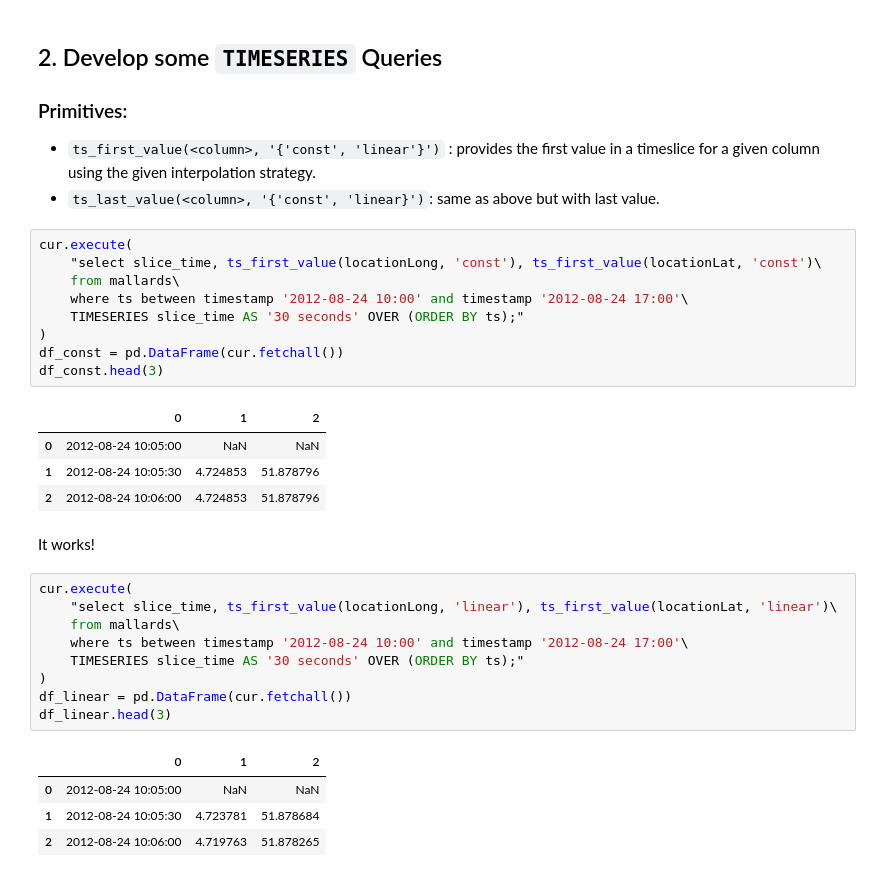
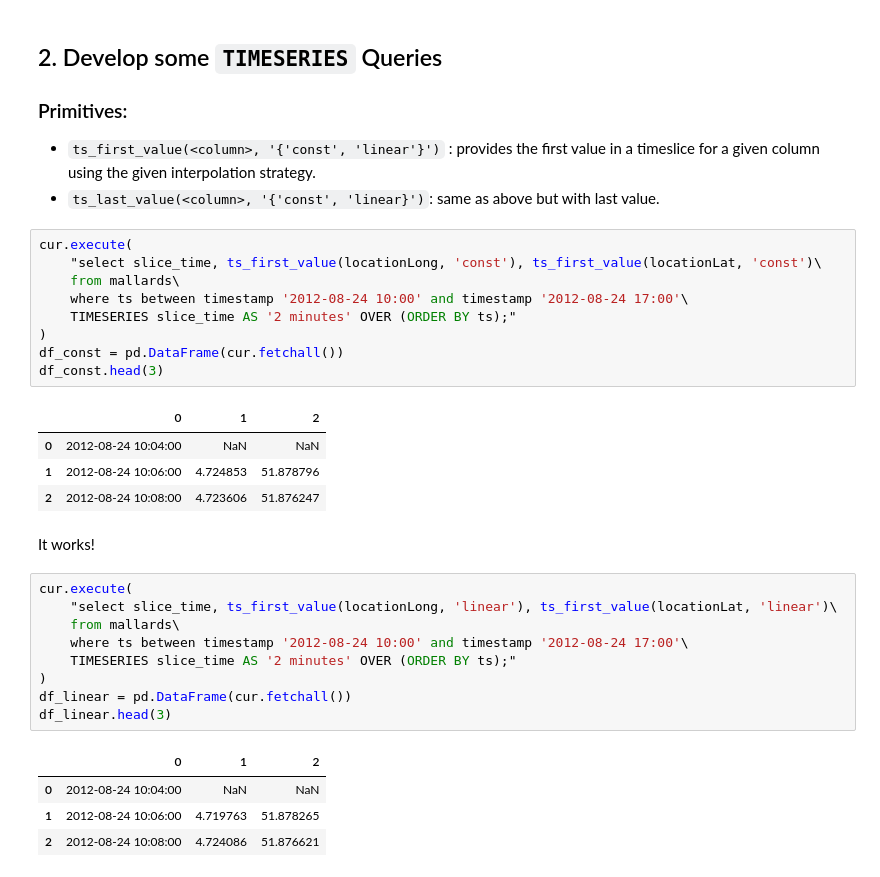
Before and after one commit to mbalazin/cse599c-17sp-tutorials, a Jupyter notebook: vertica/timeseries_demo/timeseries_demo.ipynb, the cells around one changed output. Drawn from its saved outputs; the diff is of its cells as text.

```diff
--- a/vertica/timeseries_demo/timeseries_demo.ipynb
+++ b/vertica/timeseries_demo/timeseries_demo.ipynb
@@ -81,28 +81,28 @@ cur.execute(
     "select slice_time, ts_first_value(locationLong, 'const'), ts_first_value(locationLat, 'const')\
     from mallards\
     where ts between timestamp '2012-08-24 10:00' and timestamp '2012-08-24 17:00'\
-    TIMESERIES slice_time AS '30 seconds' OVER (ORDER BY ts);"
+    TIMESERIES slice_time AS '2 minutes' OVER (ORDER BY ts);"
 )
 df_const = pd.DataFrame(cur.fetchall())
 df_const.head(3)
 # %% [output]
 |  | 0 | 1 | 2 |
-| 0 | 2012-08-24 10:05:00 | NaN | NaN |
-| 1 | 2012-08-24 10:05:30 | 4.724853 | 51.878796 |
-| 2 | 2012-08-24 10:06:00 | 4.724853 | 51.878796 |
+| 0 | 2012-08-24 10:04:00 | NaN | NaN |
+| 1 | 2012-08-24 10:06:00 | 4.724853 | 51.878796 |
+| 2 | 2012-08-24 10:08:00 | 4.723606 | 51.876247 |
 # %% [markdown]
 It works!
 # %%
 cur.execute(
     "select slice_time, ts_first_value(locationLong, 'linear'), ts_first_value(locationLat, 'linear')\
     from mallards\
     where ts between timestamp '2012-08-24 10:00' and timestamp '2012-08-24 17:00'\
-    TIMESERIES slice_time AS '30 seconds' OVER (ORDER BY ts);"
+    TIMESERIES slice_time AS '2 minutes' OVER (ORDER BY ts);"
 )
 df_linear = pd.DataFrame(cur.fetchall())
 df_linear.head(3)
 # %% [output]
 |  | 0 | 1 | 2 |
-| 0 | 2012-08-24 10:05:00 | NaN | NaN |
-| 1 | 2012-08-24 10:05:30 | 4.723781 | 51.878684 |
-| 2 | 2012-08-24 10:06:00 | 4.719763 | 51.878265 |
+| 0 | 2012-08-24 10:04:00 | NaN | NaN |
+| 1 | 2012-08-24 10:06:00 | 4.719763 | 51.878265 |
+| 2 | 2012-08-24 10:08:00 | 4.724086 | 51.876621 |
```
Also changed, not shown: parts of 10 cells of this notebook.
